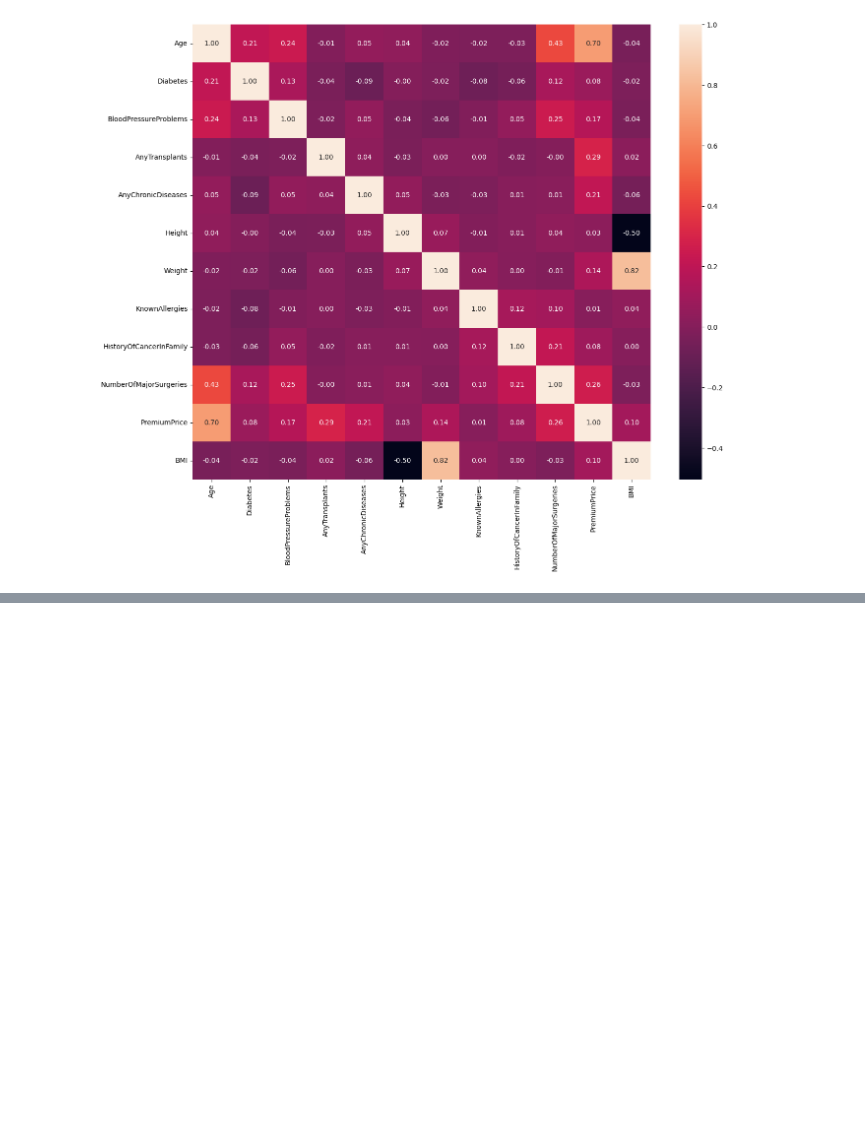
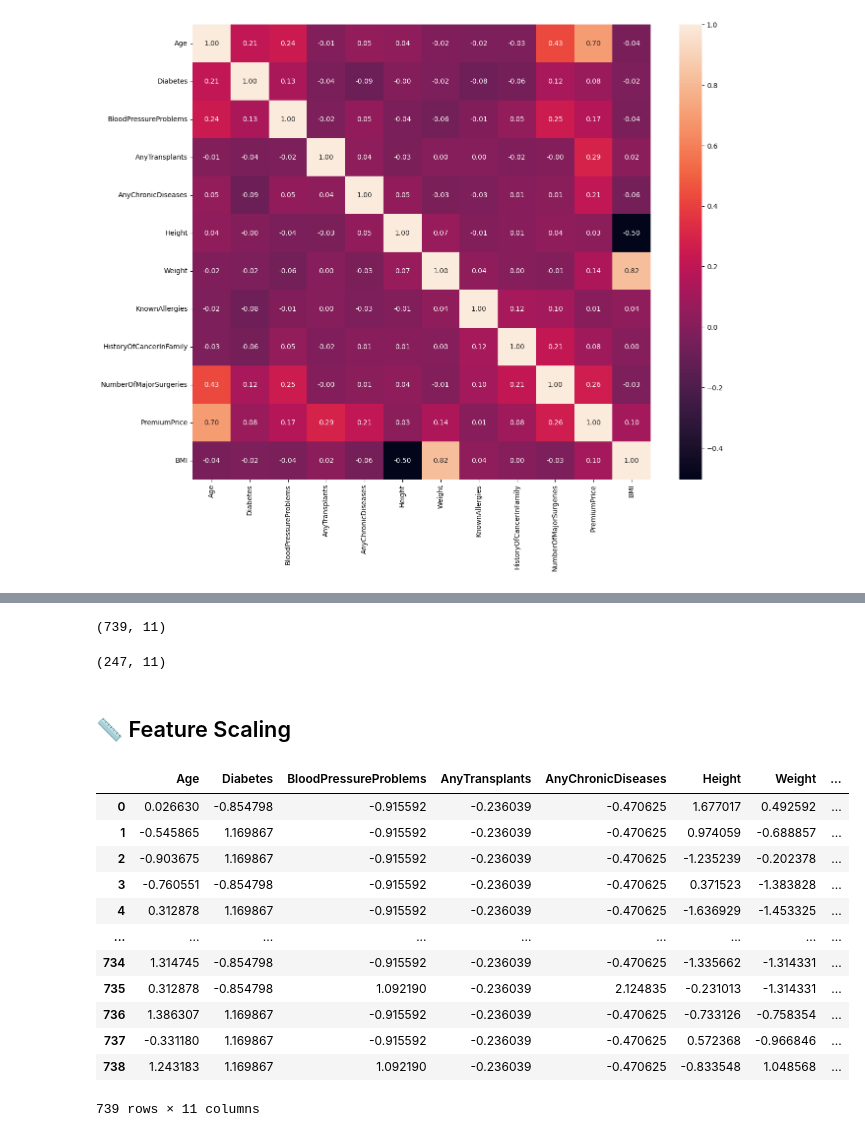
Before and after one commit to RahulHipparkar/Insurance-Premium-Prediction, a Jupyter notebook: insurance-premium-prediction.ipynb, the cells around one changed output, grey strips where cells are left out. Saved outputs shown, nothing was run; the diff lists cells and outputs as text; code cells hidden in the pictures; blank space fills up the shorter version.

Commit message:
Kaggle Notebook | Insurance Premium Prediction | Version 7

```diff
--- a/insurance-premium-prediction.ipynb
+++ b/insurance-premium-prediction.ipynb
@@ -802,0 +807,3 @@ plt.show()
+# %%
+X = df.drop(columns=['PremiumPrice'])
+y = df['PremiumPrice']
@@ -802,0 +841,34 @@ plt.show()
+# %%
+from sklearn.model_selection import train_test_split
+X_train, X_test, y_train,y_test = train_test_split(X,y, random_state = 42, test_size = 0.25)
+# %%
+X_train.shape
+# %% [output]
+(739, 11)
+# %%
+X_test.shape
+# %% [output]
+(247, 11)
+# %% [markdown]
+## 📏 Feature Scaling
+# %%
+from sklearn.preprocessing import StandardScaler
+scaler = StandardScaler()
+X_train_scaled = pd.DataFrame(scaler.fit_transform(X_train),columns = X_train.columns)
+X_test_scaled = pd.DataFrame(scaler.fit_transform(X_test), columns = X_test.columns)
+# %%
+X_train_scaled
+# %% [output]
+|  | Age | Diabetes | BloodPressureProblems | AnyTransplants | AnyChronicDiseases | Height | Weight | ... |
+| 0 | 0.026630 | -0.854798 | -0.915592 | -0.236039 | -0.470625 | 1.677017 | 0.492592 | ... |
+| 1 | -0.545865 | 1.169867 | -0.915592 | -0.236039 | -0.470625 | 0.974059 | -0.688857 | ... |
+| 2 | -0.903675 | 1.169867 | -0.915592 | -0.236039 | -0.470625 | -1.235239 | -0.202378 | ... |
+| 3 | -0.760551 | -0.854798 | -0.915592 | -0.236039 | -0.470625 | 0.371523 | -1.383828 | ... |
+| 4 | 0.312878 | 1.169867 | -0.915592 | -0.236039 | -0.470625 | -1.636929 | -1.453325 | ... |
+| ... | ... | ... | ... | ... | ... | ... | ... | ... |
+| 734 | 1.314745 | -0.854798 | -0.915592 | -0.236039 | -0.470625 | -1.335662 | -1.314331 | ... |
+| 735 | 0.312878 | -0.854798 | 1.092190 | -0.236039 | 2.124835 | -0.231013 | -1.314331 | ... |
+| 736 | 1.386307 | 1.169867 | -0.915592 | -0.236039 | -0.470625 | -0.733126 | -0.758354 | ... |
+| 737 | -0.331180 | 1.169867 | -0.915592 | -0.236039 | -0.470625 | 0.572368 | -0.966846 | ... |
+| 738 | 1.243183 | 1.169867 | 1.092190 | -0.236039 | -0.470625 | -0.833548 | 1.048568 | ... |
+739 rows × 11 columns
```
Also changed, not shown: parts of 7 cells of this notebook.
